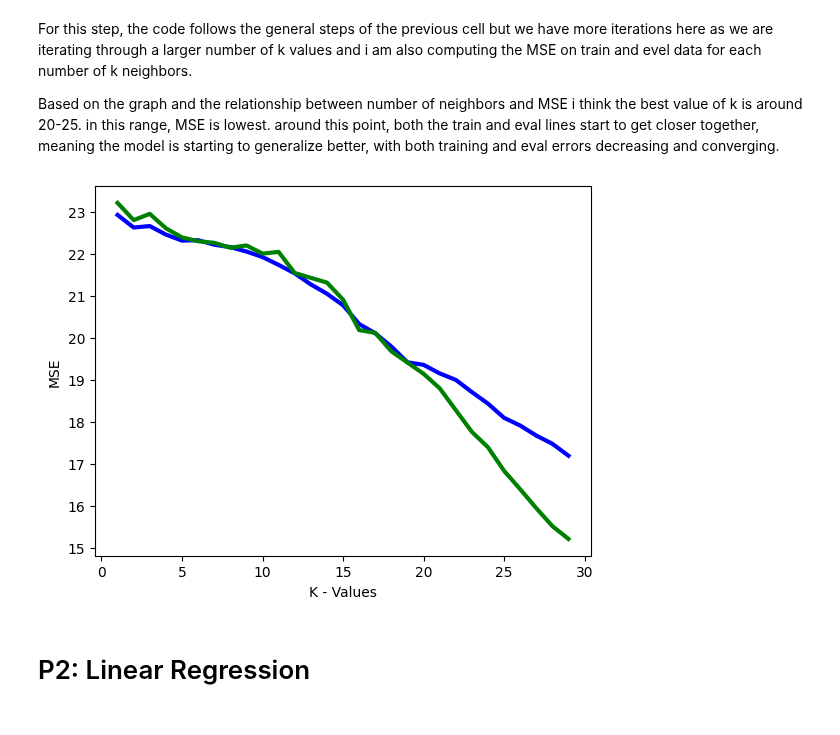
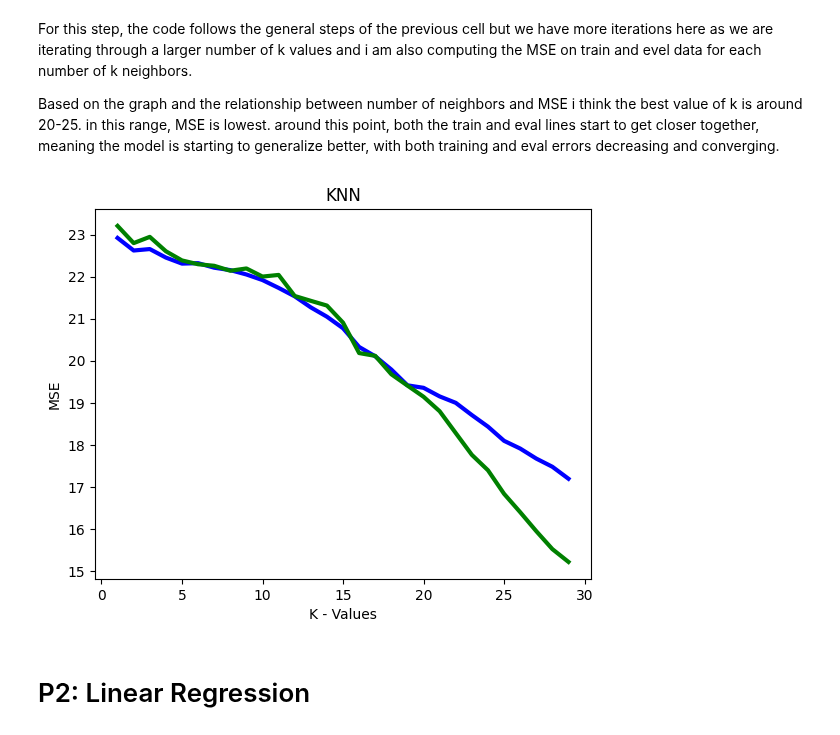
Before and after one commit to SarahAsad23/MachineLearning, a Jupyter notebook: HW2/cs273-hw2.ipynb, the cells around one changed output. Drawn from its saved outputs; the diff is of its cells as text; code cells hidden in the pictures.

```diff
--- a/HW2/cs273-hw2.ipynb
+++ b/HW2/cs273-hw2.ipynb
@@ -146,32 +146,33 @@ Based on the graph and the relationship between number of neighbors and MSE i th
 # %%
 k_values = list(range(1,30))
 mse_train = []
 mse_eval = []
 
 for i,k in enumerate(k_values):
 
     ### YOUR CODE STARTS HERE ###
 
     # create nearest neighbor regressor using k number of neighbors
     knn = KNeighborsRegressor(n_neighbors=k)
     knn.fit(Xt, Yt)
 
     # predict on training data
     y_predTrain = knn.predict(Xt)
     # predict of eval data
     y_predEval= knn.predict(Xe)
 
     # calculate mean squared error
     mse_train.append(np.square(np.subtract(Xt, y_predTrain)).mean())
     mse_eval.append(np.square(np.subtract(Xe, y_predEval)).mean())
 
     ###  YOUR CODE ENDS HERE  ###
 
 plt.plot(k_values,mse_train,'b-', k_values,mse_eval,'g-', lw=3);
 plt.xlabel("K - Values");
 plt.ylabel("MSE");
+plt.title("KNN");
 # %% [output]
-[figure, old version]
+[figure, new version]
 # %% [markdown]
 # P2: Linear Regression
 # %% [markdown]
```
Also changed, not shown: parts of 5 cells of this notebook.
